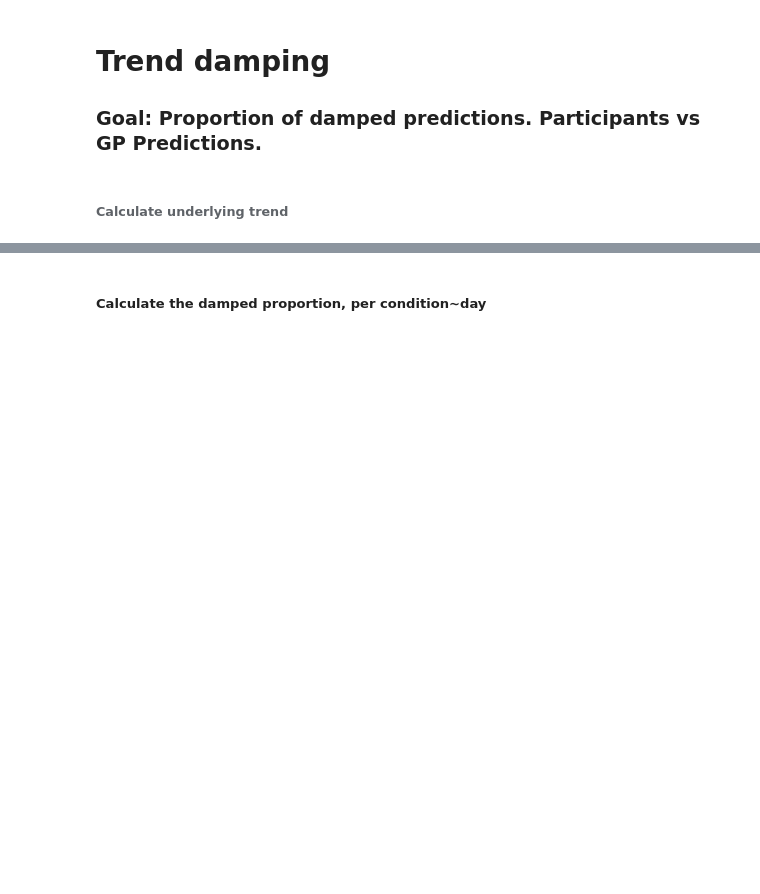
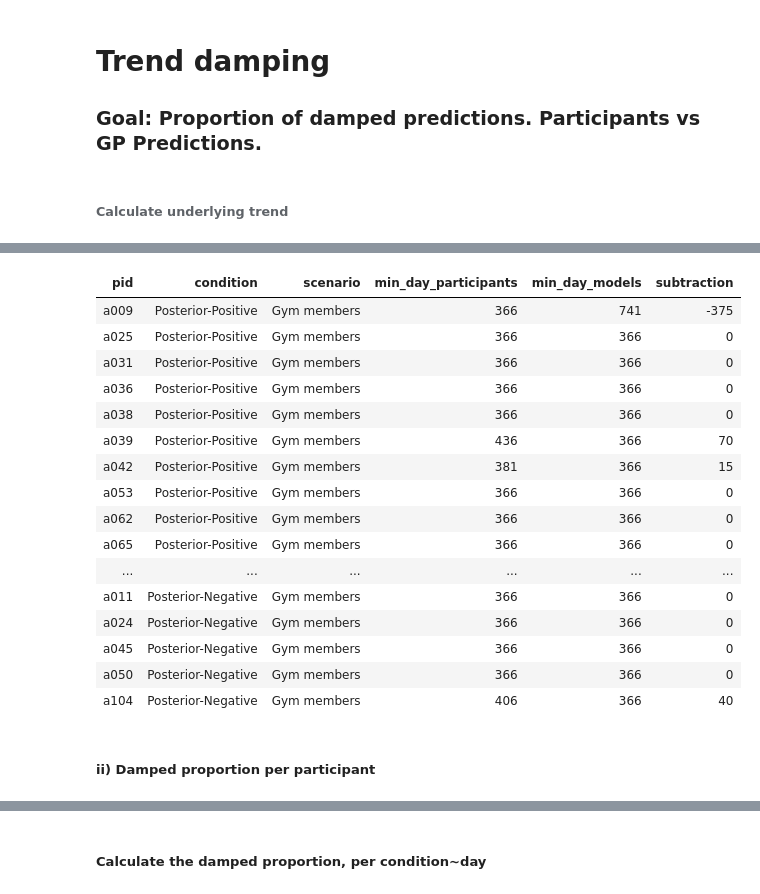
Before and after one commit to panchoqv/compforca, a Jupyter notebook: Data analysis/5- New grid plots (6x2 plots).ipynb, the cells around one changed output, grey strips where cells are left out. Drawn from its saved outputs; the diff is of its cells as text; code cells hidden in the pictures; blank space fills up the shorter version.

Commit message:
Changes in trend damping analysis

```diff
--- a/Data analysis/5- New grid plots (6x2 plots).ipynb
+++ b/Data analysis/5- New grid plots (6x2 plots).ipynb
@@ -995,7 +957,9 @@ to_merge_1 <- all_pred_data %>%
                     select(cid, pid, condition, scenario, kernel, day, value_model = value, value_participant)
 
 to_merge_2 <- results_pred %>%
-                    select(pid, scenario, kernel, lml_prior = lml, error_posterior=error, is_max_posterior=is_max)
+                    group_by(pid, scenario) %>%
+                    mutate(min_error_in_posterior = kernel[which.min(error)]) %>% # <-- VERY IMPORTANT
+                    select(pid, scenario, kernel, lml_prior = lml, error_posterior=error, best = min_error_in_posterior)
 
 first_merge <- merge( x = to_merge_1,
                       y = to_merge_2,
@@ -1012,7 +976,7 @@ data_with_trend_f <- data_with_trend %>%
                                 filter(condition == 'Posterior-Positive' | condition == 'Posterior-Negative') %>%
                                 #filter(scenario == 'Sales') %>%
                                 filter(scenario == 'Gym members') %>%
-                                filter(is_max_posterior)
+                                filter(kernel == best)
 # %%
 # Which values are "damped"?
 add_damped_column <- function(dataset, condition, column_name, new_column_name) {
@@ -1088,0 +1117,29 @@ png
+# %%
+first_point_damped <- merge(
+    x = data_with_trend_ff %>%
+            group_by(pid, condition, scenario) %>%
+            filter(damped_participant) %>%
+            filter(day > 365) %>%
+            summarize(min_day = min(day)),
+
+    y = data_with_trend_ff %>%
+            group_by(pid, condition, scenario) %>%
+            filter(damped_model) %>%
+            filter(day > 365) %>%
+            summarize(min_day = min(day)),
+
+    by = c('pid', 'condition', 'scenario'),
+
+    suffixes = c('_participants', '_models')) %>%
+
+    mutate(subtraction = min_day_participants - min_day_models)# %>% filter(min_day_participants != 336)
+
+fit_model_aux <- function(condition_name){
+    print(condition_name)
+    fit <- lm(min_day_participants ~ min_day_models,
+              data = first_point_damped %>% filter(condition == condition_name))
+    summary(fit)
+}
+
+fit_model_aux("Posterior-Positive")
+fit_model_aux("Posterior-Negative")
@@ -1088,0 +1183,22 @@ png
+# %%
+first_point_damped %>% arrange(condition, scenario, pid)
+# %% [output]
+| pid | condition | scenario | min_day_participants | min_day_models | subtraction |
+| a009 | Posterior-Positive | Gym members | 366 | 741 | -375 |
+| a025 | Posterior-Positive | Gym members | 366 | 366 | 0 |
+| a031 | Posterior-Positive | Gym members | 366 | 366 | 0 |
+| a036 | Posterior-Positive | Gym members | 366 | 366 | 0 |
+| a038 | Posterior-Positive | Gym members | 366 | 366 | 0 |
+| a039 | Posterior-Positive | Gym members | 436 | 366 | 70 |
+| a042 | Posterior-Positive | Gym members | 381 | 366 | 15 |
+| a053 | Posterior-Positive | Gym members | 366 | 366 | 0 |
+| a062 | Posterior-Positive | Gym members | 366 | 366 | 0 |
+| a065 | Posterior-Positive | Gym members | 366 | 366 | 0 |
+| ... | ... | ... | ... | ... | ... |
+| a011 | Posterior-Negative | Gym members | 366 | 366 | 0 |
+| a024 | Posterior-Negative | Gym members | 366 | 366 | 0 |
+| a045 | Posterior-Negative | Gym members | 366 | 366 | 0 |
+| a050 | Posterior-Negative | Gym members | 366 | 366 | 0 |
+| a104 | Posterior-Negative | Gym members | 406 | 366 | 40 |
+# %% [markdown]
+##### ii) Damped proportion per participant
```
Also changed, not shown: parts of 47 cells of this notebook, 7 other files.
